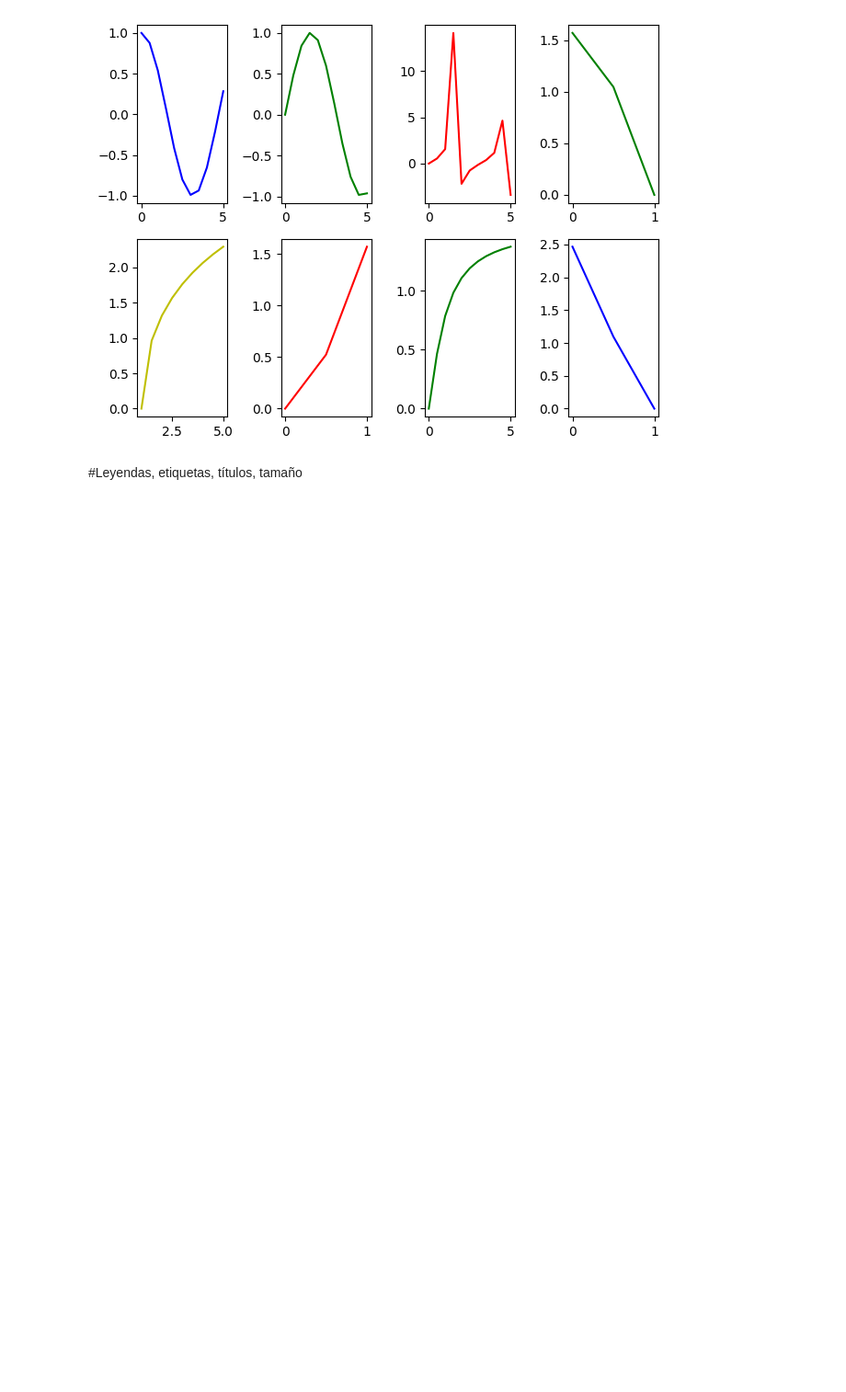
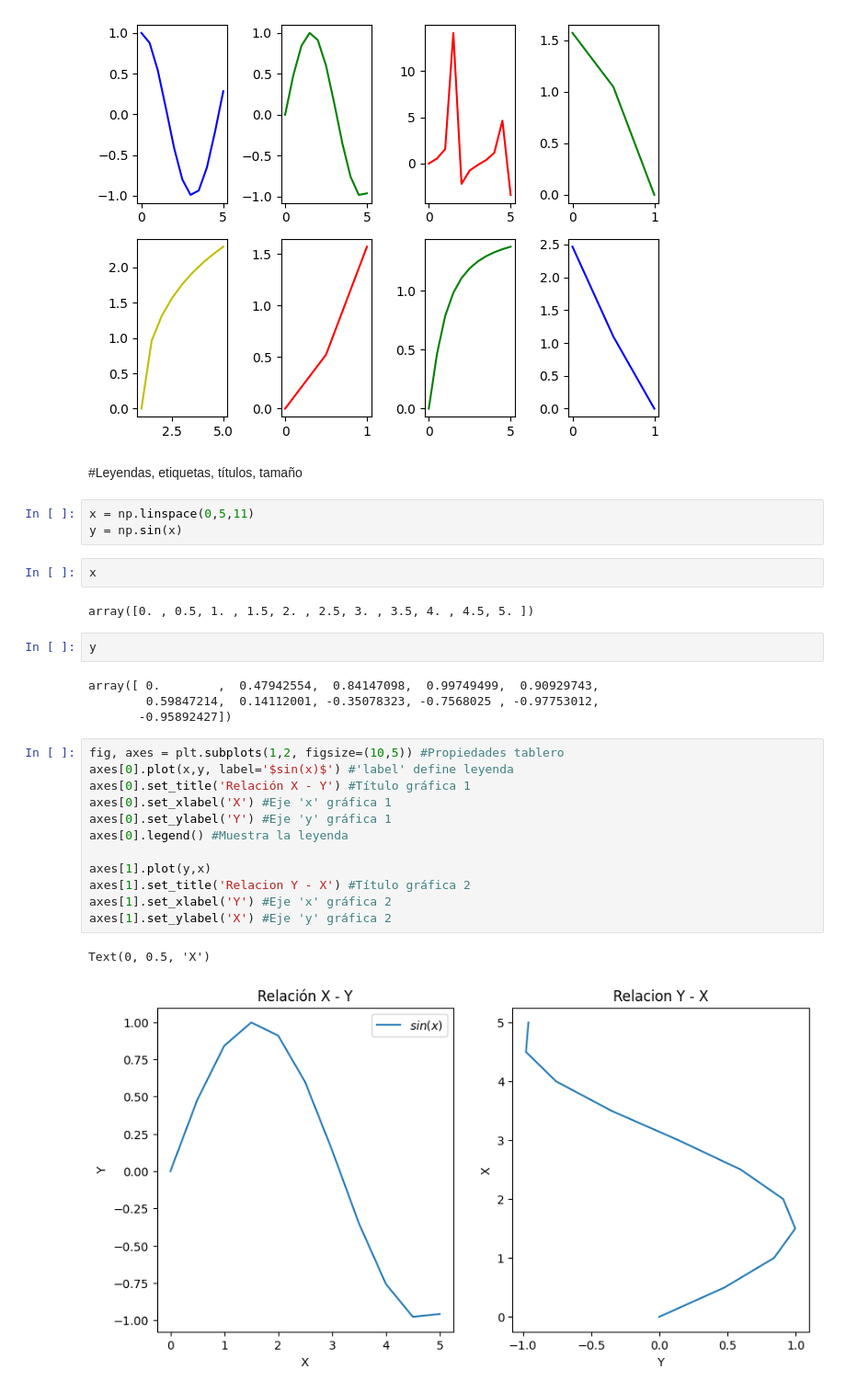
Before and after one commit to feracor/matplotlib_eaborn, a Jupyter notebook: 1_pyplot.ipynb, the cells around one changed output. Shown: that part at 92% size. Saved outputs shown, nothing was run; the diff lists cells and outputs as text; blank space fills up the shorter version.

```diff
--- a/1_pyplot.ipynb
+++ b/1_pyplot.ipynb
@@ -207,3 +207,31 @@ fig.tight_layout() #Distribuye uniformemente
 [figure]
 # %% [markdown]
 #Leyendas, etiquetas, títulos, tamaño
+# %%
+x = np.linspace(0,5,11)
+y = np.sin(x)
+# %%
+x
+# %% [output]
+array([0. , 0.5, 1. , 1.5, 2. , 2.5, 3. , 3.5, 4. , 4.5, 5. ])
+# %%
+y
+# %% [output]
+array([ 0.        ,  0.47942554,  0.84147098,  0.99749499,  0.90929743,
+        0.59847214,  0.14112001, -0.35078323, -0.7568025 , -0.97753012,
+       -0.95892427])
+# %%
+fig, axes = plt.subplots(1,2, figsize=(10,5)) #Propiedades tablero
+axes[0].plot(x,y, label='$sin(x)$') #'label' define leyenda
+axes[0].set_title('Relación X - Y') #Título gráfica 1
+axes[0].set_xlabel('X') #Eje 'x' gráfica 1
+axes[0].set_ylabel('Y') #Eje 'y' gráfica 1
+axes[0].legend() #Muestra la leyenda
+
+axes[1].plot(y,x)
+axes[1].set_title('Relacion Y - X') #Título gráfica 2
+axes[1].set_xlabel('Y') #Eje 'x' gráfica 2
+axes[1].set_ylabel('X') #Eje 'y' gráfica 2
+# %% [output]
+Text(0, 0.5, 'X')
+[figure, added]
```
Also changed, not shown: parts of 3 cells of this notebook.
